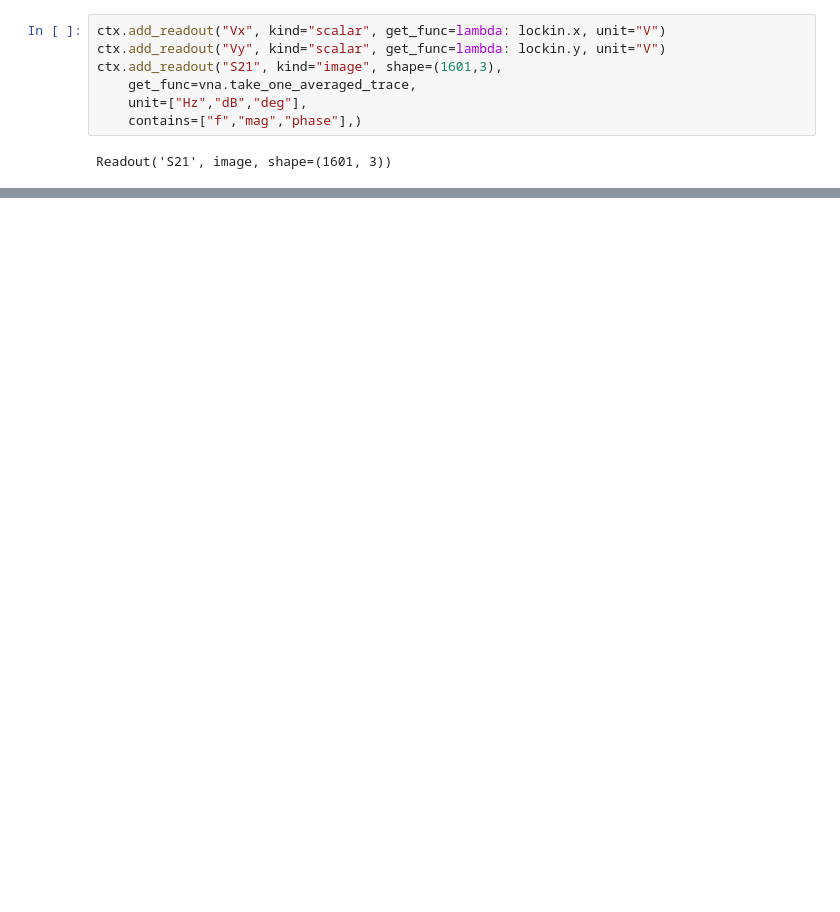
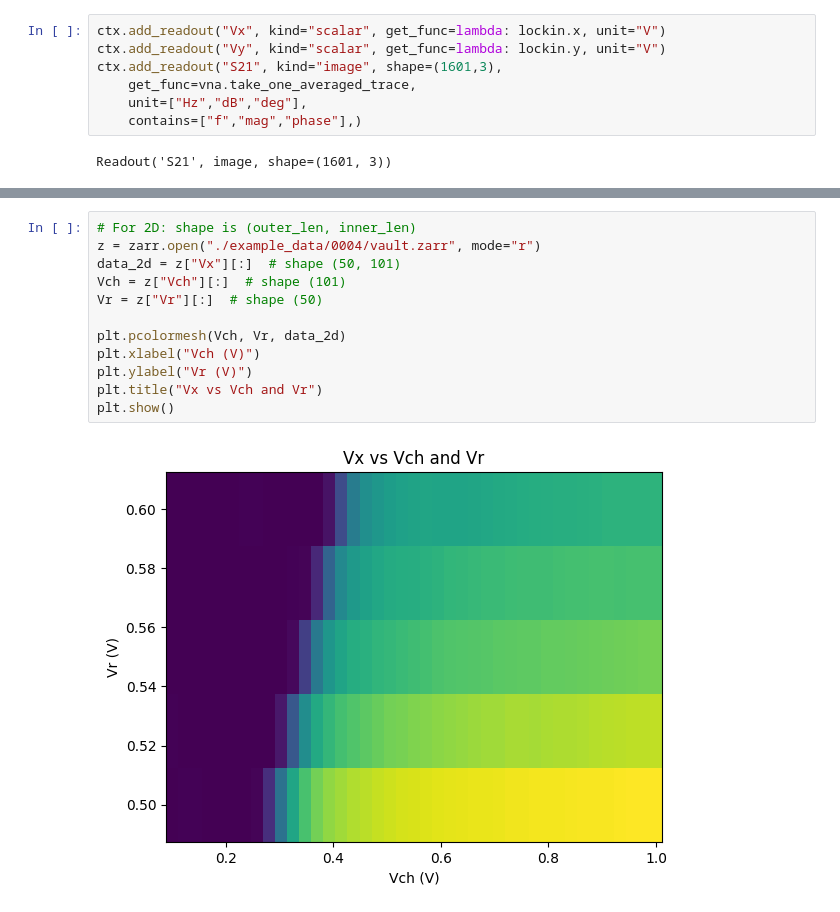
Before and after one commit to eeroqlab/orchid, a Jupyter notebook: examples/demo.ipynb, the cells around one changed output, grey strips where cells are left out. Saved outputs shown, nothing was run; the diff lists cells and outputs as text; blank space fills up the shorter version.

```diff
--- a/examples/demo.ipynb
+++ b/examples/demo.ipynb
@@ -113,0 +186,14 @@ qdac.close()
+# %%
+# For 2D: shape is (outer_len, inner_len)
+z = zarr.open("./example_data/0004/vault.zarr", mode="r")
+data_2d = z["Vx"][:]  # shape (50, 101)
+Vch = z["Vch"][:]  # shape (101)
+Vr = z["Vr"][:]  # shape (50)
+
+plt.pcolormesh(Vch, Vr, data_2d)
+plt.xlabel("Vch (V)")
+plt.ylabel("Vr (V)")
+plt.title("Vx vs Vch and Vr")
+plt.show()
+# %% [output]
+[figure, added]
```
Also changed, not shown: parts of 19 cells of this notebook, 6 other files.
